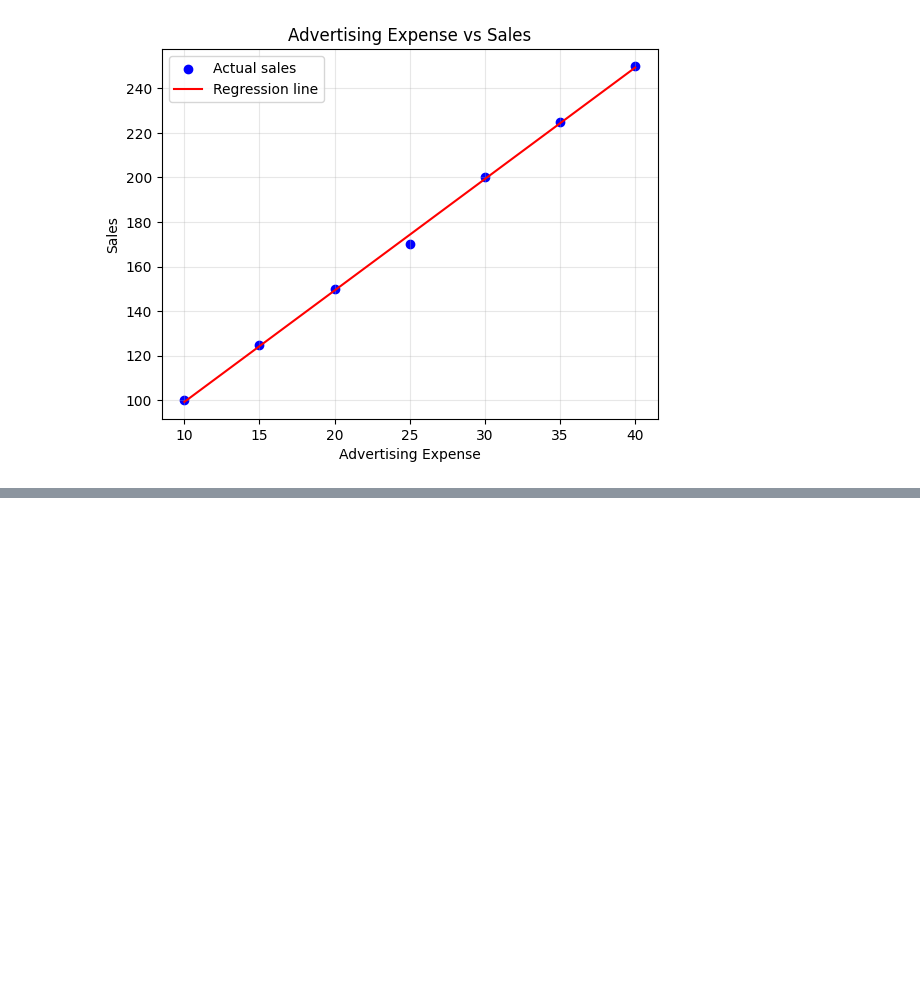
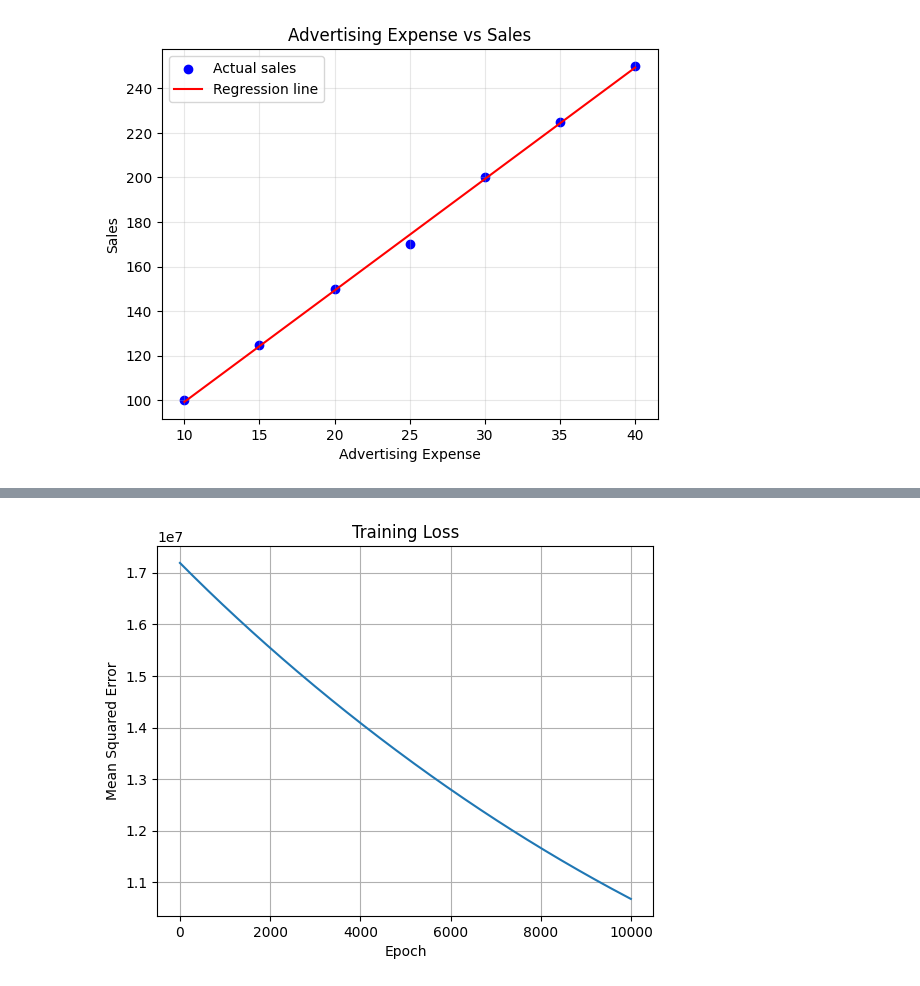
Before and after one commit to Chathuranga630/ML-Workshop_SLT, a Jupyter notebook: AI_and_ML_Workshop_21_08_2026.ipynb, the cells around one changed output, grey strips where cells are left out. Saved outputs shown, nothing was run; the diff lists cells and outputs as text; code cells hidden in the pictures; blank space fills up the shorter version.

```diff
--- a/AI_and_ML_Workshop_21_08_2026.ipynb
+++ b/AI_and_ML_Workshop_21_08_2026.ipynb
@@ -347,7 +347,7 @@ optimizer = torch.optim.Adam(model.parameters(), lr=0.05)
 # Train the model
 loss_history = []
 
-for epoch in range(1000):
+for epoch in range(10000):
     predictions = model(X_normalized)
     loss = loss_function(predictions, y)
 
@@ -386,3 +386,4 @@ plt.xlabel("Epoch")
 plt.ylabel("Mean Squared Error")
 plt.grid()
 plt.show()
+# %% [output]
@@ -388,0 +407 @@ plt.show()
+[figure, added]
```
Also changed, not shown: parts of 1 cell of this notebook.
